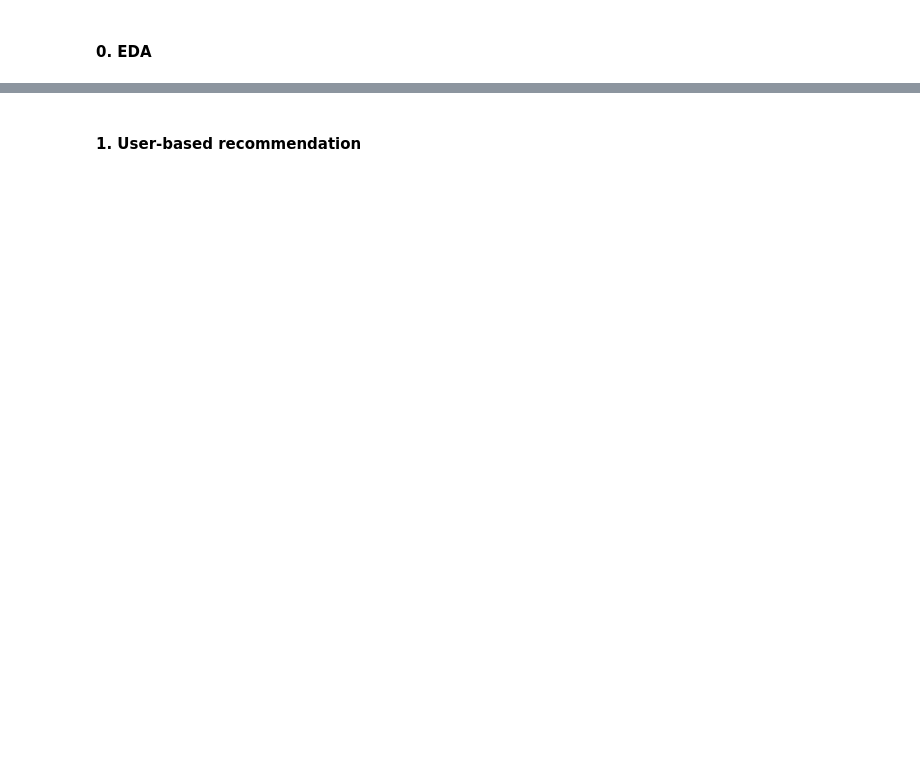
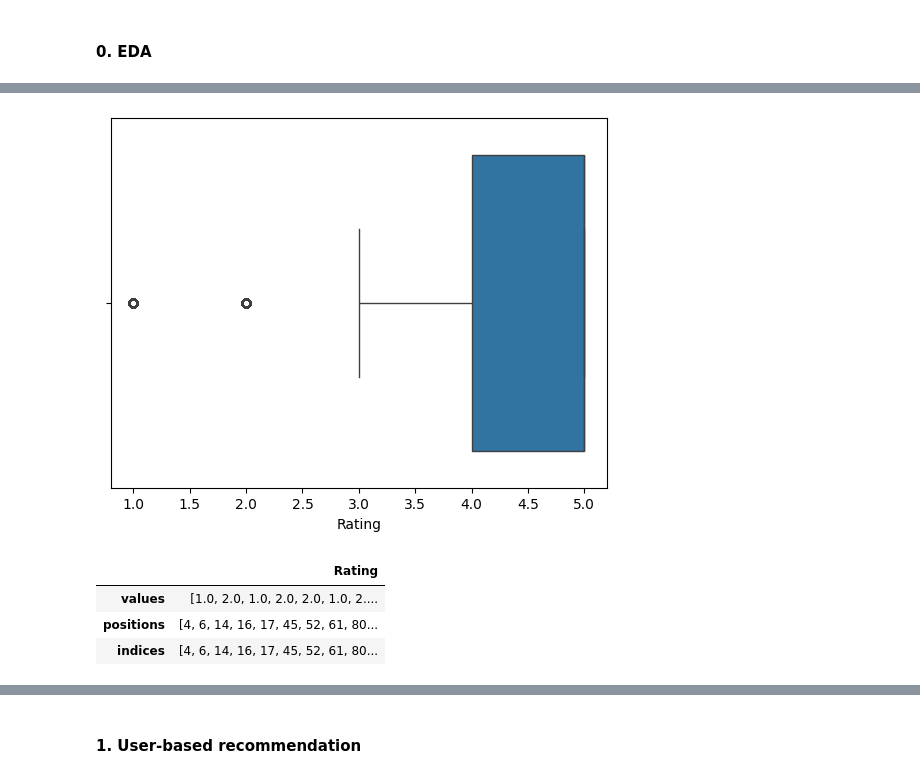
Before and after one commit to yagoTobi/5th-Year-Second-Term-ICAI, a Jupyter notebook: Machine Learning III/Ejercicio Clase/amazon_beauty.ipynb, the cells around one changed output, grey strips where cells are left out. Cells and saved outputs as stored; diff of their text form; code cells hidden in the pictures; blank space fills up the shorter version.

```diff
--- a/Machine Learning III/Ejercicio Clase/amazon_beauty.ipynb
+++ b/Machine Learning III/Ejercicio Clase/amazon_beauty.ipynb
@@ -287,0 +68,4 @@ I've removed the NaN's, but the mean ratings are not to realistic. However, dimi
+# %%
+amazon_ratings = pd.read_csv('ratings_Beauty.csv')
+amazon_ratings.drop('Timestamp', axis=1, inplace=True)
+amazon_ratings.head()
@@ -287,0 +112,10 @@ I've removed the NaN's, but the mean ratings are not to realistic. However, dimi
+# %%
+# ? - Unique counts
+df = amazon_ratings
+
+unique_counts = df.nunique() # ? - Get the unique values for the dataset in case of duplicates
+unique_values = [df[column].unique() for column in df.columns]
+data_types = [str(amazon_ratings[column].dtype) for column in amazon_ratings.columns]
+# ? - Display the data information in a table, with unique values, probably to get the shape
+unique_counts_df = pd.DataFrame({'feature': amazon_ratings.columns, 'unique_count':unique_counts, 'unique_values':unique_values, 'data_types':data_types})
+unique_counts_df
@@ -287,0 +127,3 @@ I've removed the NaN's, but the mean ratings are not to realistic. However, dimi
+# %%
+amazon_ratings_sample = amazon_ratings.sample(10000, random_state= 23, ignore_index=True)
+amazon_ratings_sample.head()
@@ -287,0 +147,19 @@ I've removed the NaN's, but the mean ratings are not to realistic. However, dimi
+# %%
+# ? - For numeric variables, plot all box plots
+def explore_outliers(df, num_var):
+    """
+    For each variable defined, plot a boxplot, of the variable to observe possible outliers.
+    Fill in the dataframe dictionary with the rating values,
+
+    """
+    outliers_df = {}
+    for k in range(len(num_var)):
+        var = num_var[k]
+        sns.boxplot(data=df, x=var)
+        outliers_df[var] = boxplot_stats(df[var])[0]['fliers'] # ? - Structure of all the output is the mean, iqr, etc... fliers are the anomalies
+        out_pos = np.where(df[var].isin(outliers_df[var]))[0].tolist()
+        out_idx = [df[var].index.tolist()[ k ] for k in out_pos]
+        outliers_df[var] = {'values':outliers_df[var],
+                            'positions': out_pos,
+                            'indices': out_idx}
+    return outliers_df
@@ -287,0 +179,12 @@ I've removed the NaN's, but the mean ratings are not to realistic. However, dimi
+# %%
+outliers_ratings = explore_outliers(amazon_ratings_sample, ['Rating'])
+# %% [output]
+[figure, added]
+# %%
+boxplot_data = pd.DataFrame(outliers_ratings)
+boxplot_data
+# %% [output]
+|  | Rating |
+| values | [1.0, 2.0, 1.0, 2.0, 2.0, 1.0, 2.... |
+| positions | [4, 6, 14, 16, 17, 45, 52, 61, 80... |
+| indices | [4, 6, 14, 16, 17, 45, 52, 61, 80... |
```
Also changed, not shown: parts of 103 cells of this notebook, 5 other files.
